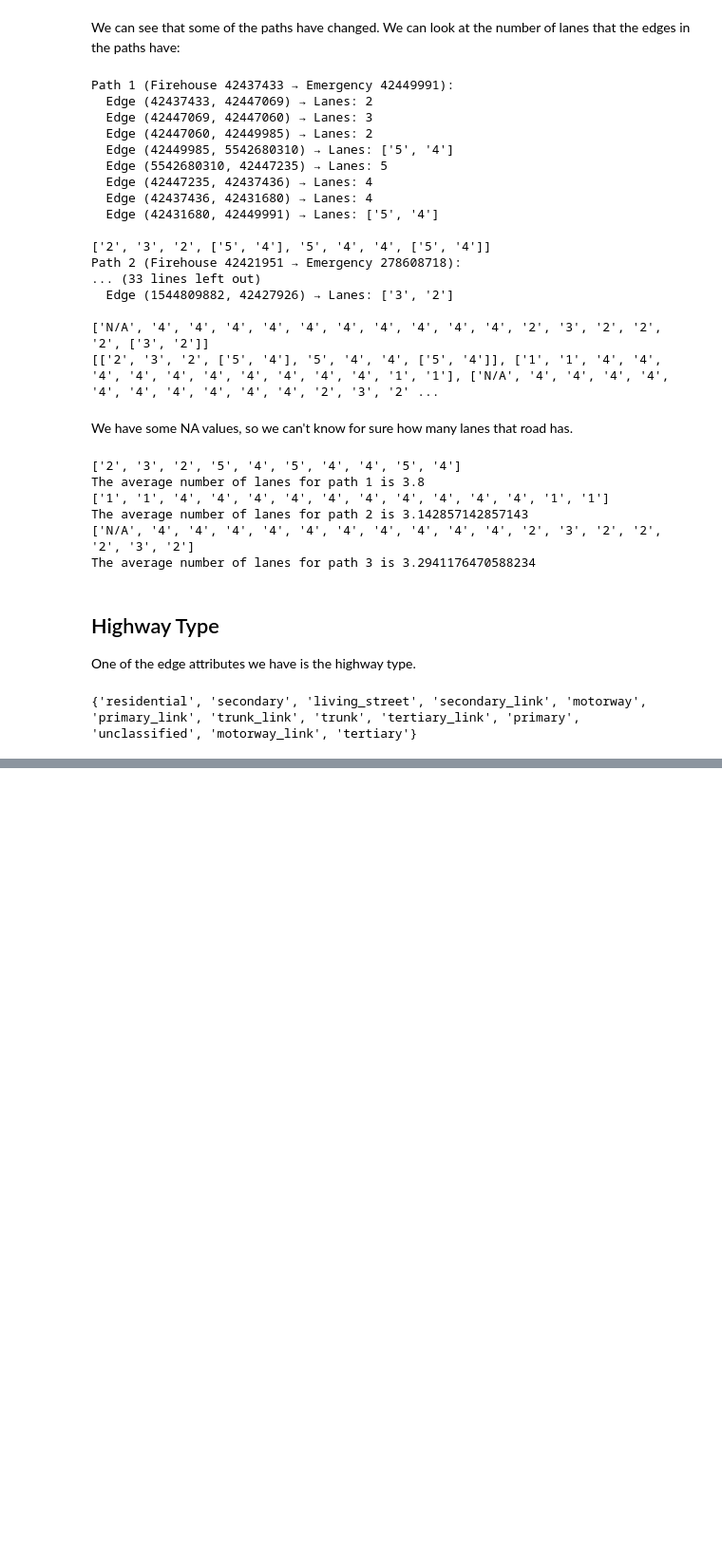
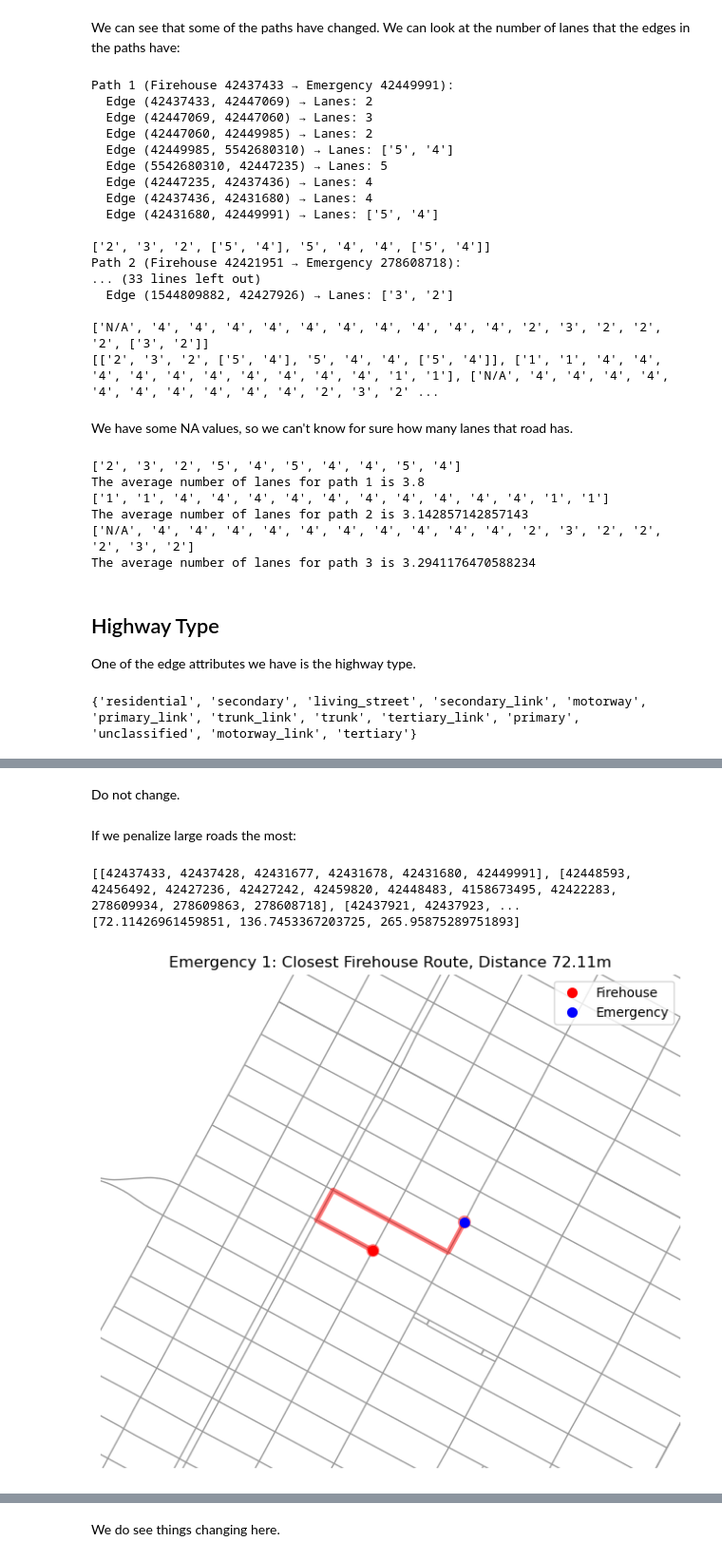
Before and after one commit to margheritatonon/Optimization-II-Project, a Jupyter notebook: dataloading.ipynb, the cells around one changed output, grey strips where cells are left out. Shown at 95% size. Cells and saved outputs as stored; diff of their text form; code cells hidden in the pictures; blank space fills up the shorter version.

```diff
--- a/dataloading.ipynb
+++ b/dataloading.ipynb
@@ -744,0 +914,67 @@ Probably big roads are bad because a lot of cars will be on them... so we would
+# %% [markdown]
+Do not change.
+# %% [markdown]
+If we penalize large roads the most:
+# %%
+lane_paths = []
+lane_distances = []
+for emergency in emergency_nodes:
+    min_distance = float("inf")
+    closest_firehouse = None
+    best_path = None
+    for firehouse in firehouse_nodes:
+        try:
+            distance, path = nx.single_source_dijkstra(source=firehouse, target=emergency, G=G_proj, weight="large_road_weight")
+            if distance < min_distance:
+                min_distance = distance
+                closest_firehouse = firehouse
+                best_path = path
+        except nx.NetworkXNoPath:
+            continue
+
+    if best_path is not None:
+        lane_paths.append(best_path)
+    if min_distance is not float("inf"):
+        lane_distances.append(min_distance)
+
+print(lane_paths)
+print(lane_distances)
+
+node_positions = {node: (data['x'], data['y']) for node, data in G_proj.nodes(data=True)}
+
+for idx, path in enumerate(lane_paths):
+    emergency_node = path[-1]
+    firehouse_node = path[0]
+
+    path_x = [node_positions[n][0] for n in path]
+    path_y = [node_positions[n][1] for n in path]
+
+    margin = 500
+    minx, maxx = min(path_x) - margin, max(path_x) + margin
+    miny, maxy = min(path_y) - margin, max(path_y) + margin
+
+    fig, ax = ox.plot_graph_routes(
+        G_proj,
+        routes=[path],
+        route_color='blue',
+        route_linewidth=2,
+        node_size=0,
+        bgcolor='white',
+        show=False,
+        close=False
+    )
+    ax.scatter(node_positions[firehouse_node][0], node_positions[firehouse_node][1],
+               c='red', s=50, zorder=3, label='Firehouse')
+    ax.scatter(node_positions[emergency_node][0], node_positions[emergency_node][1],
+               c='blue', s=50, zorder=3, label='Emergency')
+
+    ax.set_xlim(minx, maxx)
+    ax.set_ylim(miny, maxy)
+
+    ax.set_title(f"Emergency {idx+1}: Closest Firehouse Route, Distance {round(lane_distances[idx], 2)}m")
+    ax.legend()
+    plt.show()
+# %% [output]
+[[42437433, 42437428, 42431677, 42431678, 42431680, 42449991], [42448593, 42456492, 42427236, 42427242, 42459820, 42448483, 4158673495, 42422283, 278609934, 278609863, 278608718], [42437921, 42437923, ...
+[72.11426961459851, 136.7453367203725, 265.95875289751893]
+[figure, added]
@@ -744,0 +983,2 @@ Probably big roads are bad because a lot of cars will be on them... so we would
+# %% [markdown]
+We do see things changing here.
```
Also changed, not shown: parts of 7 cells of this notebook.
